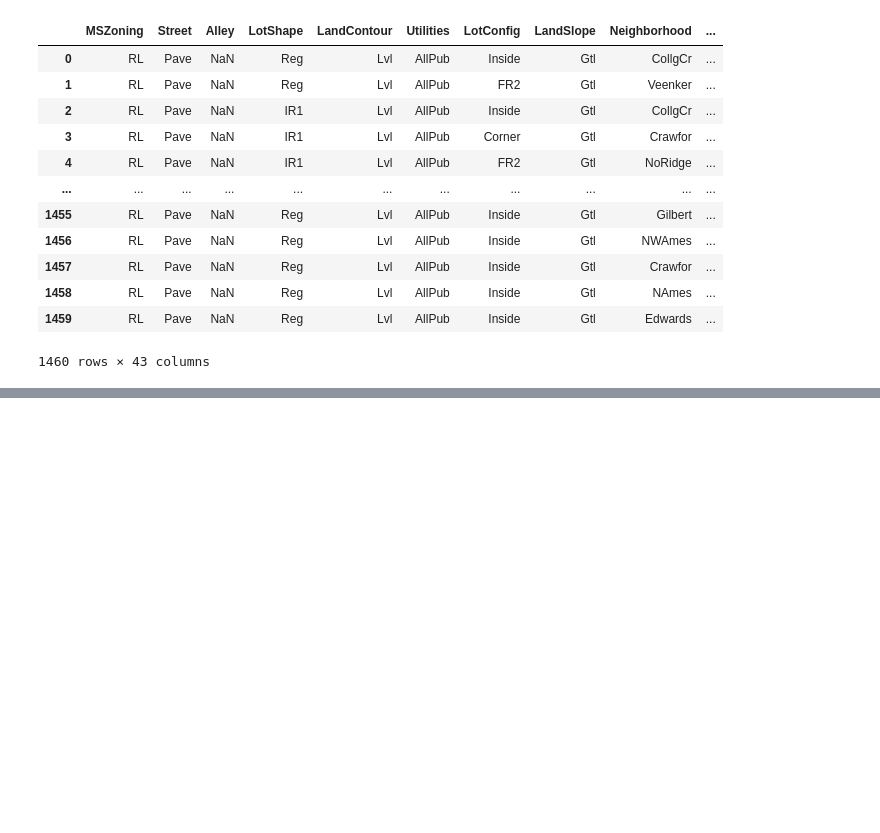
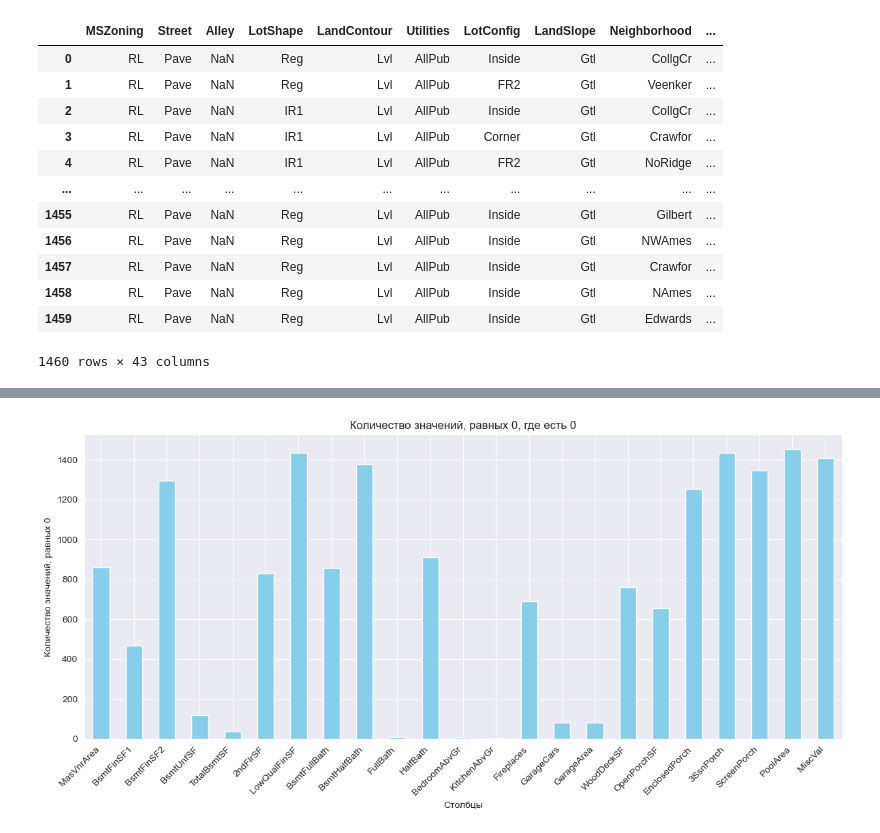
Before and after one commit to IvT-DS/caggle_house_pricing, a Jupyter notebook: main.ipynb, the cells around one changed output, grey strips where cells are left out. Cells and saved outputs as stored; diff of their text form; code cells hidden in the pictures; blank space fills up the shorter version.

```diff
--- a/main.ipynb
+++ b/main.ipynb
@@ -130,0 +190,13 @@ cat_features
+# %%
+zero_counts = (df_train == 0).sum()
+zero_counts = zero_counts[zero_counts > 0]
+plt.figure(figsize=(12, 6))
+zero_counts.plot(kind='bar', color='skyblue')
+plt.title('Количество значений, равных 0, где есть 0')
+plt.xlabel('Столбцы')
+plt.ylabel('Количество значений, равных 0')
+plt.xticks(rotation=45, ha='right')
+plt.tight_layout()
+plt.show()
+# %% [output]
+[figure, added]
```
Also changed, not shown: parts of 11 cells of this notebook.
